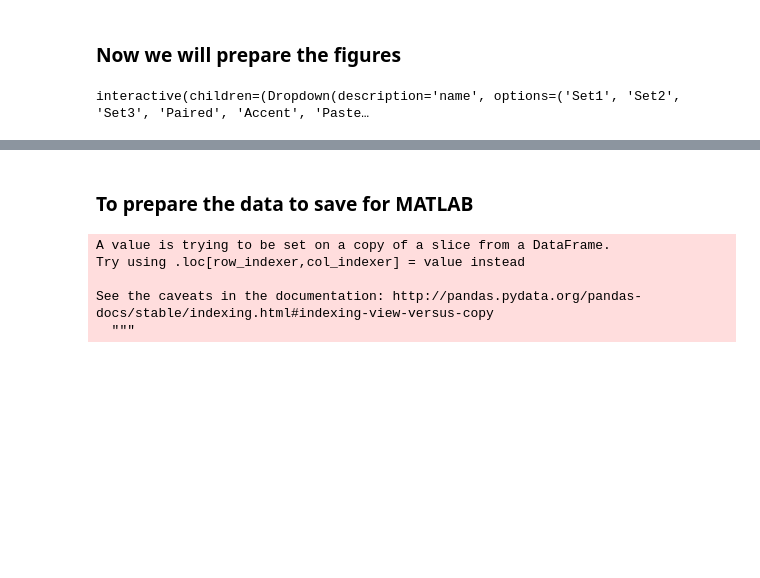
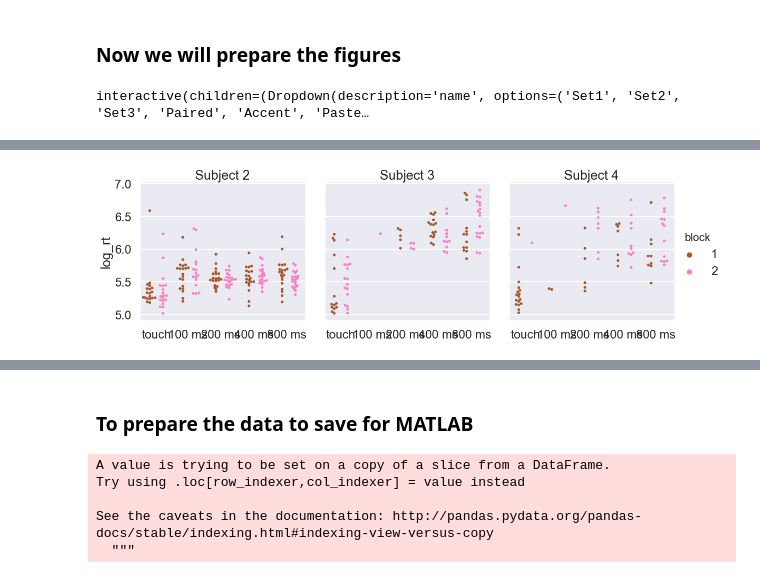
Before and after one commit to davidjuliancaldwell/responseTimingPaper, a Jupyter notebook: plotting_response_time_data.ipynb, the cells around one changed output, grey strips where cells are left out. Drawn from its saved outputs; the diff is of its cells as text; code cells hidden in the pictures; blank space fills up the shorter version.

```diff
--- a/plotting_response_time_data.ipynb
+++ b/plotting_response_time_data.ipynb
@@ -230,3 +237,22 @@ if saveFig:
+# %%
+figBlock = sns.factorplot(x="experiment", y="log_rt", hue="block",size=5,aspect=1,
+...                   col="Subject", data=dataCleaned,kind="swarm",dodge="True",col_order=['2','3','4'],
+...                   order=['touch','100 ms ','200 ms ','400 ms ','800 ms '],
+...                   palette=color_pal_2_v2)
+
+figBlock.axes[0,0].set_title('Subject 2')
+figBlock.axes[0,1].set_title('Subject 3')
+figBlock.axes[0,2].set_title('Subject 4')
+
+figBlock.axes[0,0].set_xlabel('')
+figBlock.axes[0,1].set_xlabel('')
+figBlock.axes[0,2].set_xlabel('')
+
+if saveFig:
+    figBlock.savefig('swarmByBlockSplit_subj4_ND_CP.svg', dpi=600)
+    figBlock.savefig('swarmByBlockSplit_subj4_ND_CP.png', dpi=600)
+# %% [output]
+[figure, added]
 # %%
 resultTrim_forBox = resultTrim[~(resultTrim['Subject'].isin(['3','4']) & (resultTrim['experiment'].isin(['100 ms '])))]
 result[(result['response time (ms)'] < respHi) & (result['response time (ms)'] > respLo)]
```
Also changed, not shown: parts of 12 cells of this notebook.
